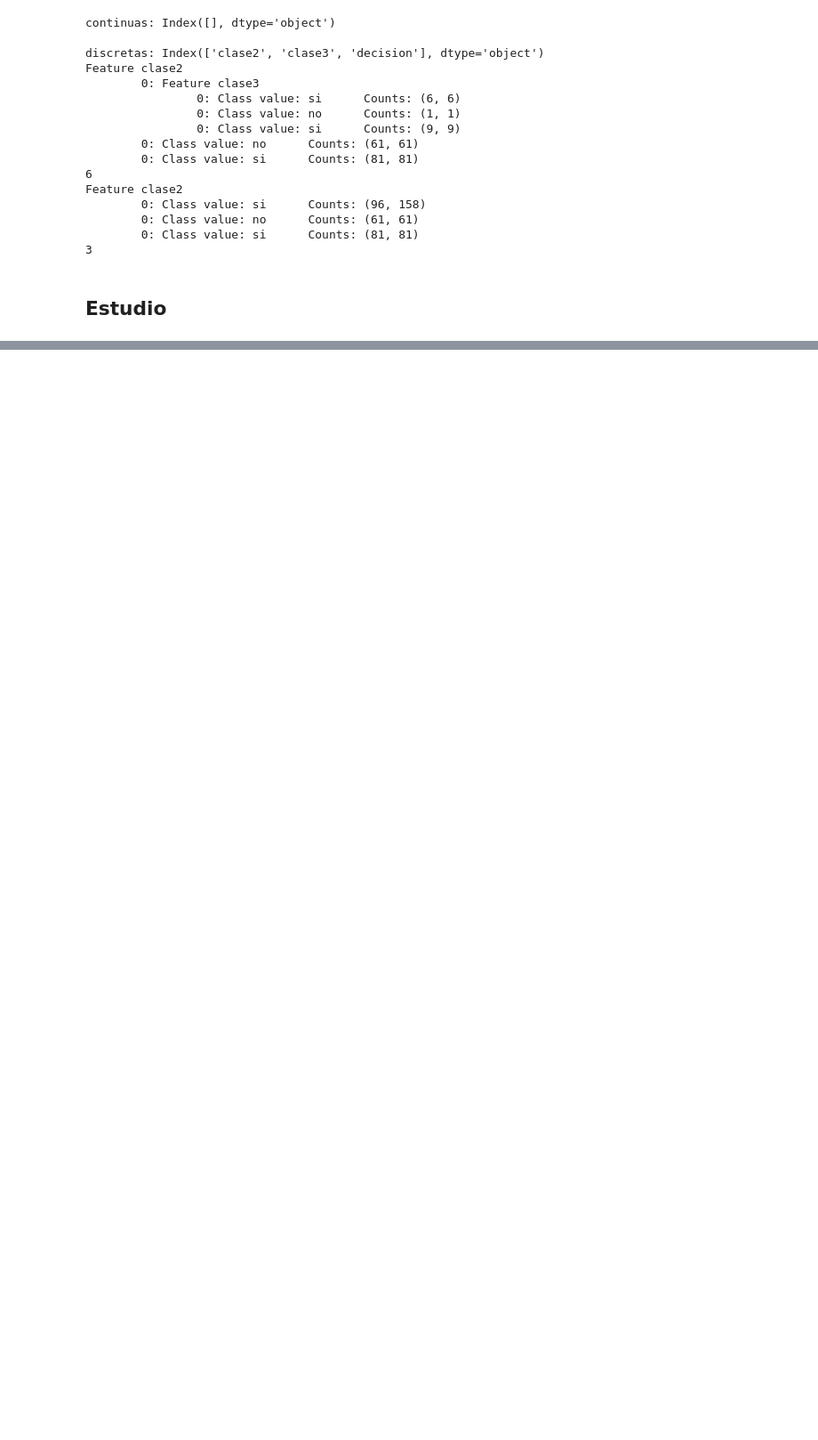
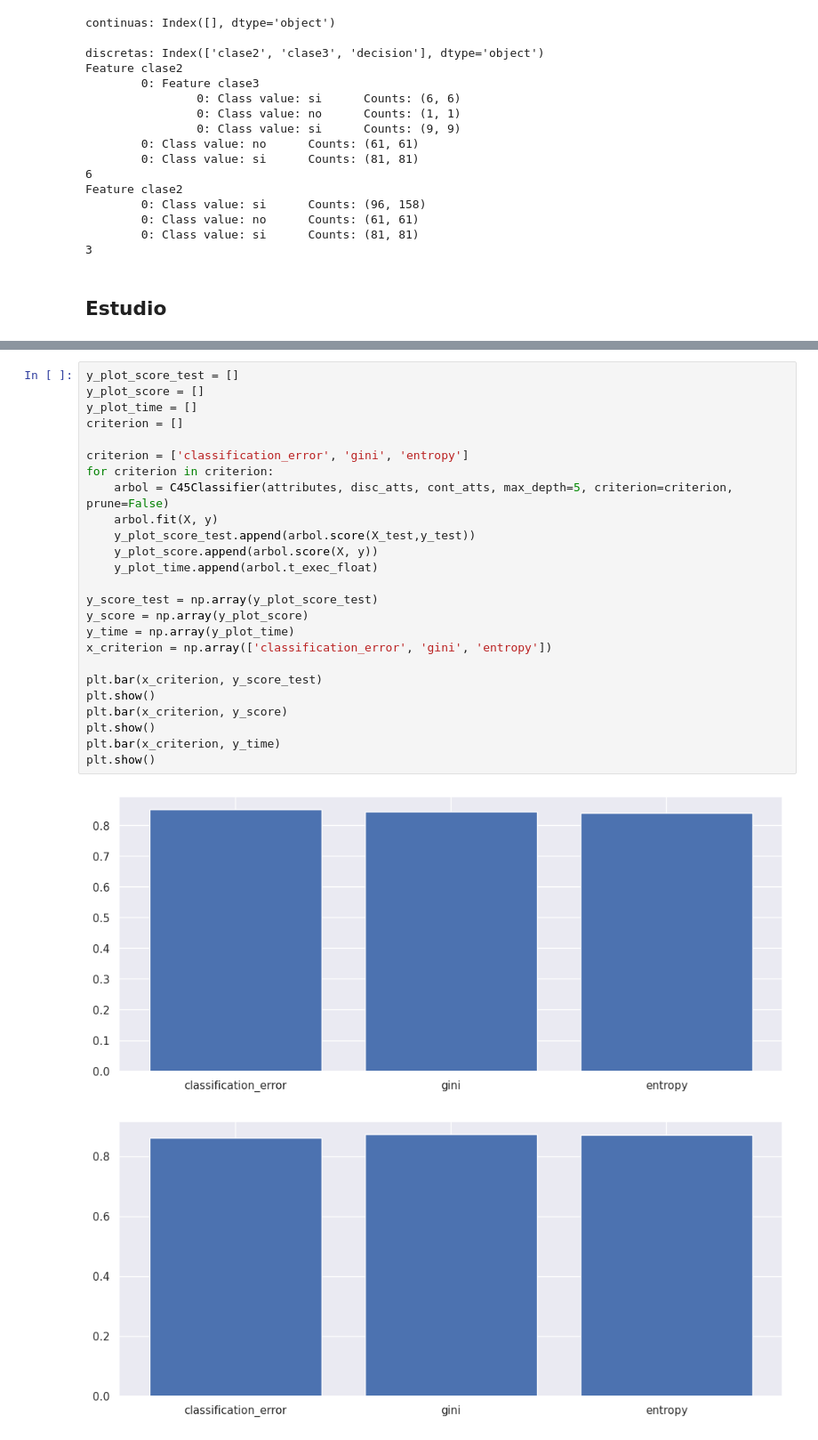
Before and after one commit to Karlingas/Algoritmos-Arboles-de-Decision, a Jupyter notebook: ArbolesDecision.ipynb, the cells around one changed output, grey strips where cells are left out. Shown at 89% size. Drawn from its saved outputs; the diff is of its cells as text; blank space fills up the shorter version.

```diff
--- a/ArbolesDecision.ipynb
+++ b/ArbolesDecision.ipynb
@@ -1391,0 +1410,28 @@ IndexError: index 4 is out of bounds for axis 1 with size 4
+# %%
+y_plot_score_test = []
+y_plot_score = []
+y_plot_time = []
+criterion = []
+
+criterion = ['classification_error', 'gini', 'entropy']
+for criterion in criterion:
+    arbol = C45Classifier(attributes, disc_atts, cont_atts, max_depth=5, criterion=criterion, prune=False)
+    arbol.fit(X, y)
+    y_plot_score_test.append(arbol.score(X_test,y_test))
+    y_plot_score.append(arbol.score(X, y))
+    y_plot_time.append(arbol.t_exec_float)
+
+y_score_test = np.array(y_plot_score_test)
+y_score = np.array(y_plot_score)
+y_time = np.array(y_plot_time)
+x_criterion = np.array(['classification_error', 'gini', 'entropy'])
+
+plt.bar(x_criterion, y_score_test)
+plt.show()
+plt.bar(x_criterion, y_score)
+plt.show()
+plt.bar(x_criterion, y_time)
+plt.show()
+# %% [output]
+[figure, added]
+[figure, added]
```
Also changed, not shown: parts of 21 cells of this notebook.
